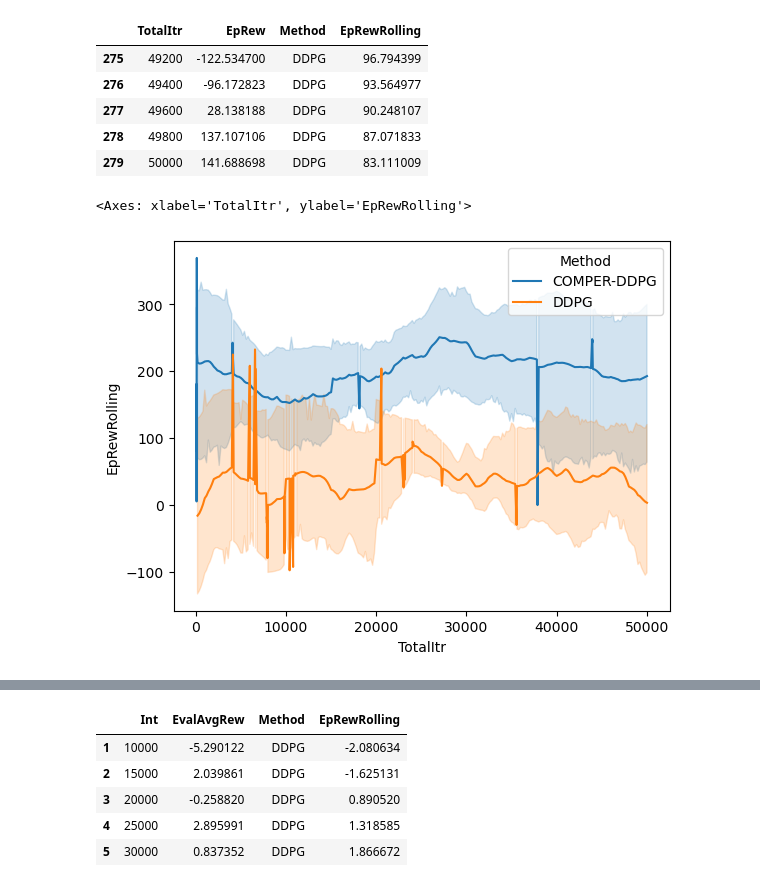
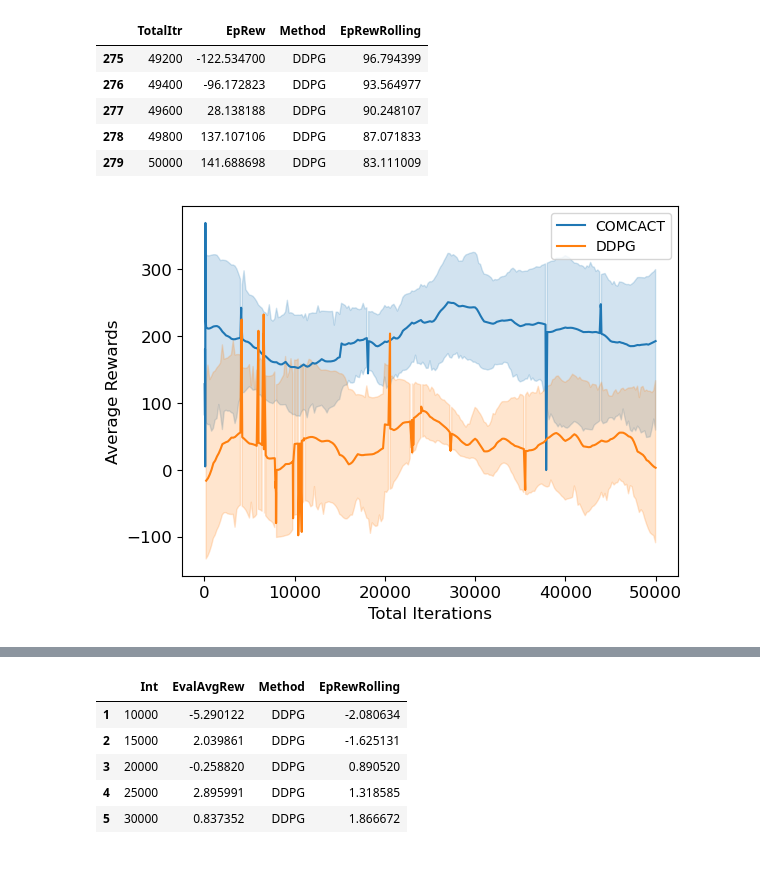
Before and after one commit to DanielEugenioNeves/COMPER-GYM-RESULTS, a Jupyter notebook: Ant-v4-Truncate.ipynb, the cells around one changed output, grey strips where cells are left out. Saved outputs shown, nothing was run; the diff lists cells and outputs as text; code cells hidden in the pictures.

```diff
--- a/Ant-v4-Truncate.ipynb
+++ b/Ant-v4-Truncate.ipynb
@@ -11,12 +11,13 @@ import numpy as np
 ## RESULTS USING THE SIGNAL OF TRUNCATE
 # %%
 env='Ant-v4'
+img_prefix =env.upper()
 df_comper = pd.DataFrame()
 for i in range(1,6):
   path ='COMPER_DDPG/data_using_truncate/'+env+'/train/trial'+str(i)+'/progress.json'
   aux = pd.read_json(path,lines=True)
   df_comper = pd.concat([df_comper,aux])
-df_comper["Method"]="COMPER-DDPG"
+df_comper["Method"]="COMCACT"
 print(df_comper.shape)
 # %% [output]
 (1390, 17)
@@ -180,11 +184,18 @@ df_rolling.tail()
 # %%
 fig = plt.Figure()
 fig.set_figwidth(15)
 fig.set_figheight(10)
 sns.lineplot(data=df_rolling, x="TotalItr", y="EpRewRolling",hue='Method')
+
+plt.xlabel( xlabel = 'Total Iterations',fontsize=12)
+plt.ylabel(ylabel='Average Rewards',fontsize=12)
+plt.legend(fontsize=10)
+plt.tick_params(axis='x', labelsize=12)
+plt.tick_params(axis='y', labelsize=12)
+fig.set_dpi(300)
+plt.savefig("GRAPHICS/using_truncate/"+img_prefix+"-TRUNCATE-TRAINING.png")
 # %% [output]
-<Axes: xlabel='TotalItr', ylabel='EpRewRolling'>
-[figure, old version]
+[figure, new version]
 # %%
 df_comper_eval_rolling_avg = pd.DataFrame(df_comper_eval[["Int","EvalAvgRew","Method"]])
 df_comper_eval_rolling_avg["EpRewRolling"]=df_comper_eval["EvalAvgRew"].rolling(2).mean()
```
Also changed, not shown: parts of 16 cells of this notebook, 55 other files.
